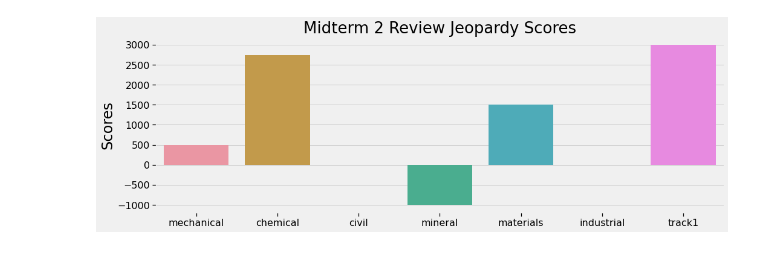
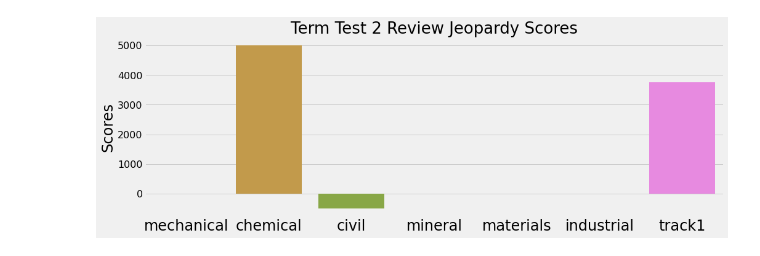
Before and after one commit to APS106/APS106-winter-2023-kinsella-goodfellow, a Jupyter notebook: lectures/week8/lecture3/notebooks/jeopardy_scores.ipynb, the cells around one changed output. Drawn from its saved outputs; the diff is of its cells as text; code cells hidden in the pictures.

```diff
--- a/lectures/week8/lecture3/notebooks/jeopardy_scores.ipynb
+++ b/lectures/week8/lecture3/notebooks/jeopardy_scores.ipynb
@@ -13,29 +4,16 @@
 # %%
-import pandas as pd
-import matplotlib.pylab as plt
-import seaborn as sns
-%matplotlib inline
-plt.style.use('fivethirtyeight')
-sns.set_context("notebook")
-import warnings
-warnings.filterwarnings('ignore')
+import utils
 # %%
 scores = {
-    'mechanical': sum([500]),
-    'chemical': sum([500, -250, -250, 250, -250, -250, 1000, 2000]),
-    'civil': sum([250, -250]),
-    'mineral': sum([-1000]),
-    'materials': sum([-250, 250, -500, 1000, 1000]),
+    'mechanical': sum([]),
+    'chemical': sum([-500, -500, -500, -500, 1000, -1000, 1000, 1000, 5000]),
+    'civil': sum([-500, 500, -250, -250]),
+    'mineral': sum([]),
+    'materials': sum([]),
     'industrial': sum([]),
-    'track1': sum([250, 250, -250, -250, 1000, 2000])
+    'track1': sum([500, 500, 1000, 1000, 250, 500])
 }
-scores = pd.DataFrame(data=scores, index=[0])
 
-plt.figure(figsize=(15, 5))
-plt.title('Midterm 2 Review Jeopardy Scores', fontsize=26)
-ax = sns.barplot(x=scores.columns, y=scores.iloc[0])
-ax.xaxis.set_tick_params(labelsize=16)
-ax.yaxis.set_tick_params(labelsize=16)
-ax.set_ylabel('Scores', fontsize=24);
+utils.plot_scores(scores)
 # %% [output]
-[figure, old version]
+[figure, new version]
```
Also changed, not shown: parts of 1 cell of this notebook, 8 other files.
